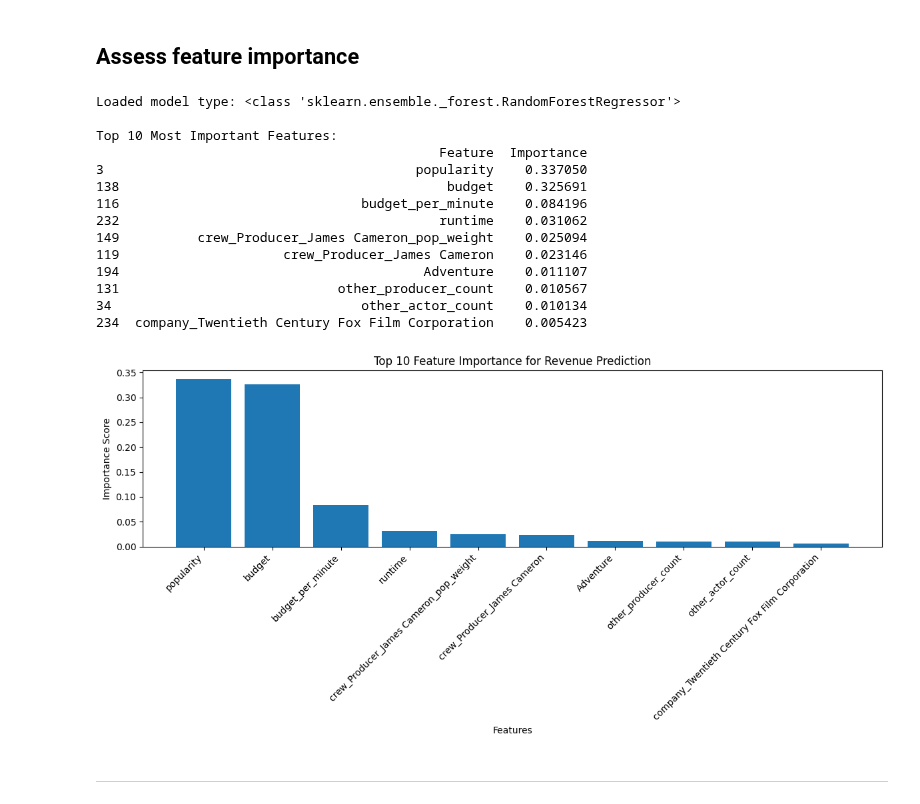
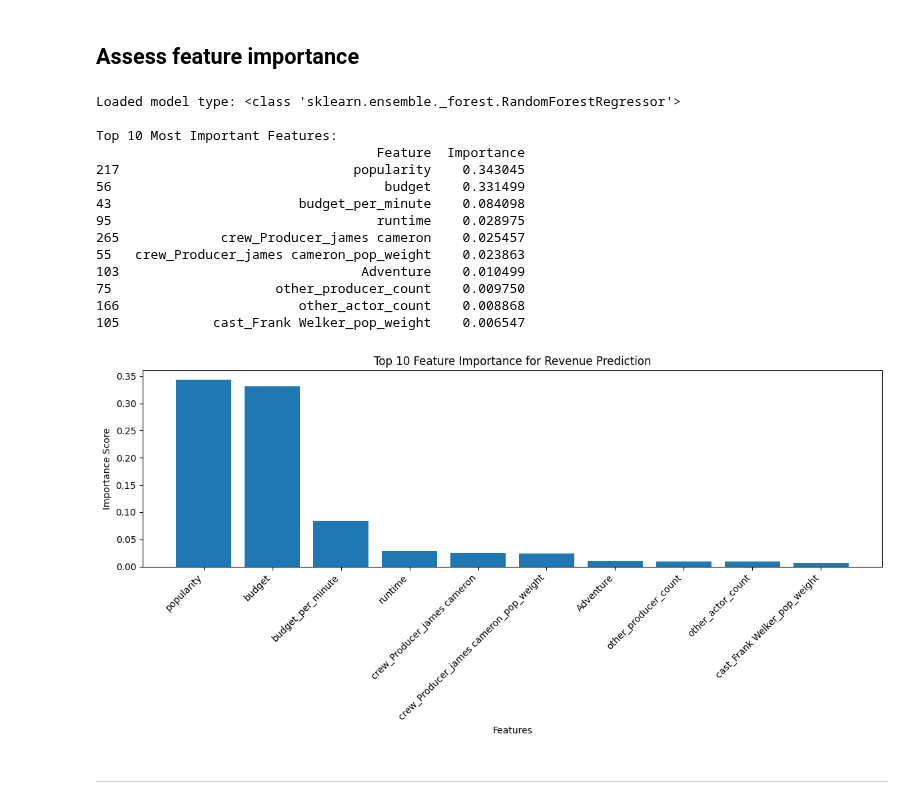
Before and after one commit to Agnieszkalukasiak/Film_Hit_prediction, a Jupyter notebook: jupyter_notebooks/5_modeling_evaluation.ipynb, the cells around one changed output. Cells and saved outputs as stored; diff of their text form; code cells hidden in the pictures.

```diff
--- a/jupyter_notebooks/5_modeling_evaluation.ipynb
+++ b/jupyter_notebooks/5_modeling_evaluation.ipynb
@@ -761,48 +759,48 @@ import joblib
 import pandas as pd
 import matplotlib.pyplot as plt
 
-model_path = '/workspace/Film_Hit_prediction/jupyter_notebooks/outputs/models/film_revenue_model_Random Forest_20250122.joblib'
+model_path = '/workspace/Film_Hit_prediction/jupyter_notebooks/outputs/models/film_revenue_model_Random Forest_20250124.joblib'
 loaded_model = joblib.load(model_path)
 
 print("Loaded model type:", type(loaded_model))
 
 feature_importance = pd.DataFrame({
     'Feature': X_train.columns,
     'Importance': loaded_model.feature_importances_
 })
 
 # features
 feature_importance = feature_importance.sort_values(by='Importance', ascending=False)
 
 # Print
 print("\nTop 10 Most Important Features:")
 print(feature_importance.head(10))
 
 # Plot
 plt.figure(figsize=(12, 6))
 plt.bar(feature_importance['Feature'][:10], feature_importance['Importance'][:10])
 plt.xticks(rotation=45, ha='right')
 plt.title('Top 10 Feature Importance for Revenue Prediction')
 plt.xlabel('Features')
 plt.ylabel('Importance Score')
 plt.tight_layout()
 plt.show()
 # %% [output]
 Loaded model type: <class 'sklearn.ensemble._forest.RandomForestRegressor'>
 
 Top 10 Most Important Features:
-                                            Feature  Importance
-3                                        popularity    0.337050
-138                                          budget    0.325691
-116                               budget_per_minute    0.084196
-232                                         runtime    0.031062
-149          crew_Producer_James Cameron_pop_weight    0.025094
-119                     crew_Producer_James Cameron    0.023146
-194                                       Adventure    0.011107
-131                            other_producer_count    0.010567
-34                                other_actor_count    0.010134
-234  company_Twentieth Century Fox Film Corporation    0.005423
+                                    Feature  Importance
+217                              popularity    0.343045
+56                                   budget    0.331499
+43                        budget_per_minute    0.084098
+95                                  runtime    0.028975
+265             crew_Producer_james cameron    0.025457
+55   crew_Producer_james cameron_pop_weight    0.023863
+103                               Adventure    0.010499
+75                     other_producer_count    0.009750
+166                       other_actor_count    0.008868
+105            cast_Frank Welker_pop_weight    0.006547
-[figure, old version]
+[figure, new version]
 # %% [markdown]
 ---
 # %% [markdown]
```
Also changed, not shown: parts of 12 cells of this notebook, 53 other files.
